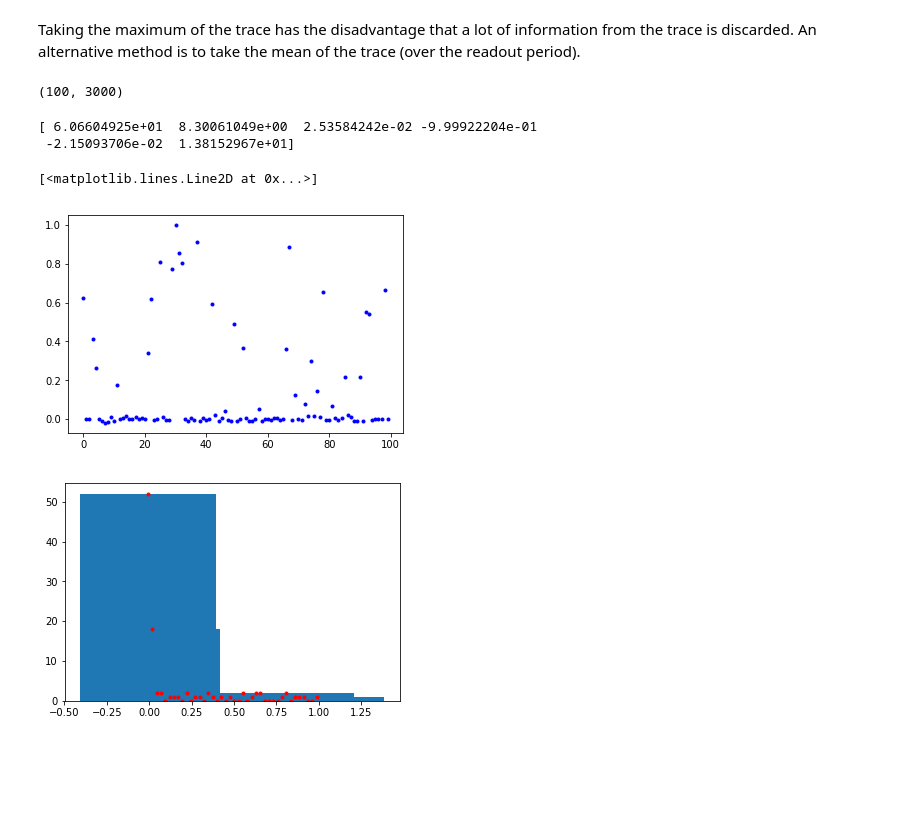
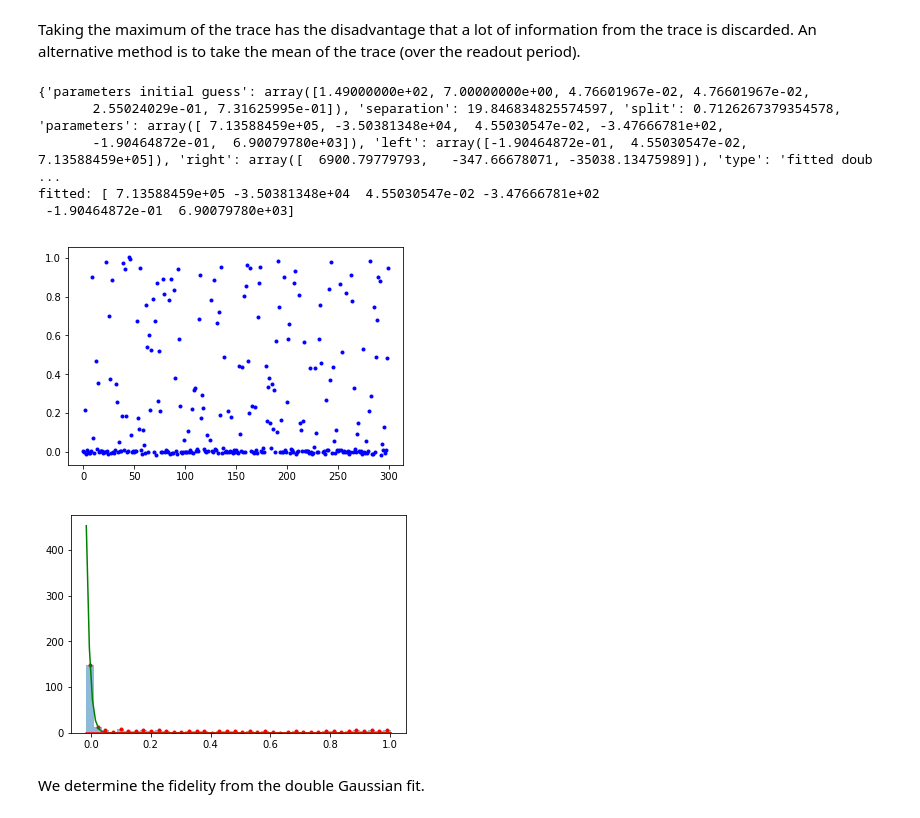
Before and after one commit to QuTech-Delft/qtt, a Jupyter notebook: docs/notebooks/analysis/example_elzerman_readout.ipynb, the cells around one changed output. Cells and saved outputs as stored; diff of their text form; code cells hidden in the pictures; blank space fills up the shorter version.

```diff
--- a/docs/notebooks/analysis/example_elzerman_readout.ipynb
+++ b/docs/notebooks/analysis/example_elzerman_readout.ipynb
@@ -16,6 +16,15 @@ from qtt.algorithms.random_telegraph_signal import generate_RTS_signal
 from qtt.algorithms.markov_chain import ContinuousTimeMarkovModel, generate_traces
 from qtt.algorithms.random_telegraph_signal import tunnelrates_RTS
 from qtt.algorithms.random_telegraph_signal import fit_double_gaussian
+
+def plot_vertical_line(value, label, color='c'):
+    vline = plt.gca().axvline(value, label=label); vline.set_color(color)
+    vline.set_alpha(0.5)
+    vline.set_linestyle(':')
+
+def plot_double_gaussian_fit(result_dict, xdata):
+    plt.plot(xdata, qtt.algorithms.functions.gaussian(xdata, *result_dict['left']), 'g', label='left' )
+    _=plt.plot(xdata, qtt.algorithms.functions.gaussian(xdata, *result_dict['right']), 'r', label='right' )
 # %% [markdown]
 ## Random telegraph signal
 # %% [markdown]
@@ -117,7 +124,7 @@ model_unit = 1e-6 # we work with microseconds as the baseunit
 gamma_up_out = 10e3
 gamma_down_out = .1e3
 gamma_empty_down = 2e3
-T1 = .2e-3
+T1 = 3e-3 # [ms]
 gamma_up_down = 1./T1
 
 G = np.array( [[-gamma_down_out, 0, gamma_down_out], [gamma_up_down, -(gamma_up_down+gamma_up_out), gamma_up_out], [gamma_empty_down, 0, -gamma_empty_down]] ).T
@@ -137,7 +144,7 @@ We generate a number of traces with the model. We shown the generated states (fi
 sensor_values = {'spin-down': 0, 'spin-up':0, 'empty': 1}
 # %%
 def generate_elzerman_sequences(elzerman_model, sensor_values=sensor_values, std_gaussian_noise = 0.2,
-                                number_of_samples=3000, number_of_traces=1000 ):
+                                number_of_samples=3500, number_of_traces=1000 ):
     initial_state=[.5, .5, 0]
     state_traces = generate_traces(elzerman_model, std_gaussian_noise=0, length=number_of_samples, initial_state=initial_state, number_of_sequences=number_of_traces)
 
@@ -151,7 +158,7 @@ def generate_elzerman_sequences(elzerman_model, sensor_values=sensor_values, std
     initial_states=state_traces[:,0]
     return traces, state_traces, initial_states
 
-traces, state_traces, initial_states = generate_elzerman_sequences(elzerman_model, number_of_traces=100)
+traces, state_traces, initial_states = generate_elzerman_sequences(elzerman_model, number_of_traces=300)
 max_number_traces=100
 
 plt.figure();
@@ -236,30 +261,35 @@ _=plt.ylabel('Fidelity')
 ## Determination of readout fidelity with mean of trace
 # %% [markdown]
 Taking the maximum of the trace has the disadvantage that a lot of information from the trace is discarded. An alternative method is to take the mean of the trace (over the readout period).
-# %%
-traces.shape
-# %% [output]
-(100, 3000)
 # %%
 readout_length = 800
 trace_means = np.mean(traces[:, :readout_length], axis=1)
+#trace_means = np.max(traces[:, :readout_length], axis=1)
 
 number_of_bins = 40
 counts, bins = np.histogram(trace_means, bins=number_of_bins)
 bincentres = np.array([(bins[i] + bins[i + 1]) / 2 for i in range(0, len(bins) - 1)])
 par_fit, result_dict = fit_double_gaussian(bincentres, counts)
-
-print(par_fit)
+print(result_dict)
+print('fitted: %s' % (par_fit,))
 
 plt.figure(50); plt.clf()
 plt.plot(trace_means, '.b')
 
 plt.figure(100); plt.clf()
-plt.bar(bincentres, counts)
-plt.plot(bincentres, counts, '.r')
+plt.bar(bincentres, counts, width=bincentres[1]-bincentres[0], alpha=.5)
+_=plt.plot(bincentres, counts, '.r')
+
+signal_range=np.linspace(trace_means.min(), trace_means.max(), 100 )
+
+plot_double_gaussian_fit(result_dict, signal_range)
 # %% [output]
-[ 6.06604925e+01  8.30061049e+00  2.53584242e-02 -9.99922204e-01
- -2.15093706e-02  1.38152967e+01]
+{'parameters initial guess': array([1.49000000e+02, 7.00000000e+00, 4.76601967e-02, 4.76601967e-02,
+       2.55024029e-01, 7.31625995e-01]), 'separation': 19.846834825574597, 'split': 0.7126267379354578, 'parameters': array([ 7.13588459e+05, -3.50381348e+04,  4.55030547e-02, -3.47666781e+02,
+       -1.90464872e-01,  6.90079780e+03]), 'left': array([-1.90464872e-01,  4.55030547e-02,  7.13588459e+05]), 'right': array([  6900.79779793,   -347.66678071, -35038.13475989]), 'type': 'fitted doub ...
+fitted: [ 7.13588459e+05 -3.50381348e+04  4.55030547e-02 -3.47666781e+02
+ -1.90464872e-01  6.90079780e+03]
-[<matplotlib.lines.Line2D at 0x...>]
-[figure, old version]
+[figure, new version]
-[figure, old version]
+[figure, new version]
+# %% [markdown]
+We determine the fidelity from the double Gaussian fit.
```
Also changed, not shown: parts of 14 cells of this notebook.
